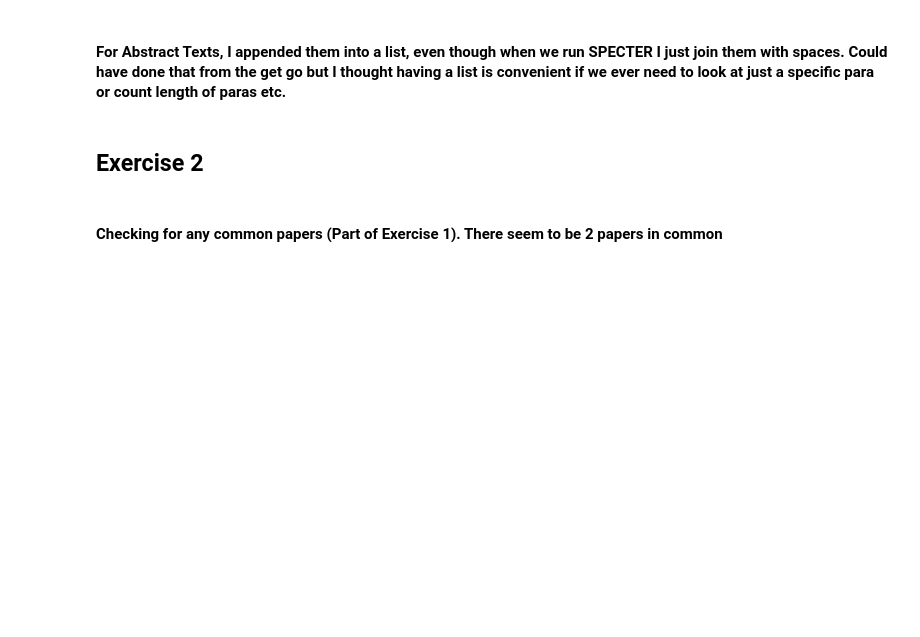
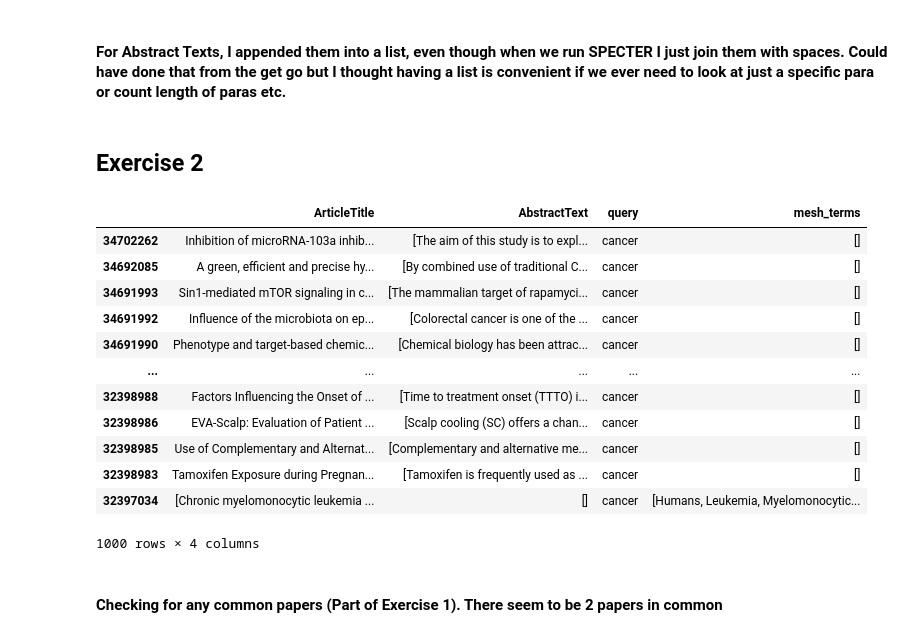
Before and after one commit to VenugopalBhatia/BIS_634, a Jupyter notebook: Assignments/HW_10Oct/Consolidated.ipynb, the cells around one changed output. Saved outputs shown, nothing was run; the diff lists cells and outputs as text; code cells hidden in the pictures; blank space fills up the shorter version.

```diff
--- a/Assignments/HW_10Oct/Consolidated.ipynb
+++ b/Assignments/HW_10Oct/Consolidated.ipynb
@@ -36,6 +36,22 @@ meshTerms_obj = Ex2.meshTerms('2021-11-01_searched_term_cancer.json','2021-11-01
 summary_table,df_alzheimer_t5,df_cancer_t5 = meshTerms_obj.genSummary(nLargest = 5)
 # %%
 dfCancer,dfAlzheimer = meshTerms_obj.getData()
+# %%
+dfCancer
+# %% [output]
+|  | ArticleTitle | AbstractText | query | mesh_terms |
+| 34702262 | Inhibition of microRNA-103a inhib... | [The aim of this study is to expl... | cancer | [] |
+| 34692085 | A green, efficient and precise hy... | [By combined use of traditional C... | cancer | [] |
+| 34691993 | Sin1-mediated mTOR signaling in c... | [The mammalian target of rapamyci... | cancer | [] |
+| 34691992 | Influence of the microbiota on ep... | [Colorectal cancer is one of the ... | cancer | [] |
+| 34691990 | Phenotype and target-based chemic... | [Chemical biology has been attrac... | cancer | [] |
+| ... | ... | ... | ... | ... |
+| 32398988 | Factors Influencing the Onset of ... | [Time to treatment onset (TTTO) i... | cancer | [] |
+| 32398986 | EVA-Scalp: Evaluation of Patient ... | [Scalp cooling (SC) offers a chan... | cancer | [] |
+| 32398985 | Use of Complementary and Alternat... | [Complementary and alternative me... | cancer | [] |
+| 32398983 | Tamoxifen Exposure during Pregnan... | [Tamoxifen is frequently used as ... | cancer | [] |
+| 32397034 | [Chronic myelomonocytic leukemia ... | [] | cancer | [Humans, Leukemia, Myelomonocytic... |
+1000 rows × 4 columns
 # %% [markdown]
 #### Checking for any common papers (Part of Exercise 1). There seem to be 2 papers in common
 # %%
```
Also changed, not shown: 31 other files.
